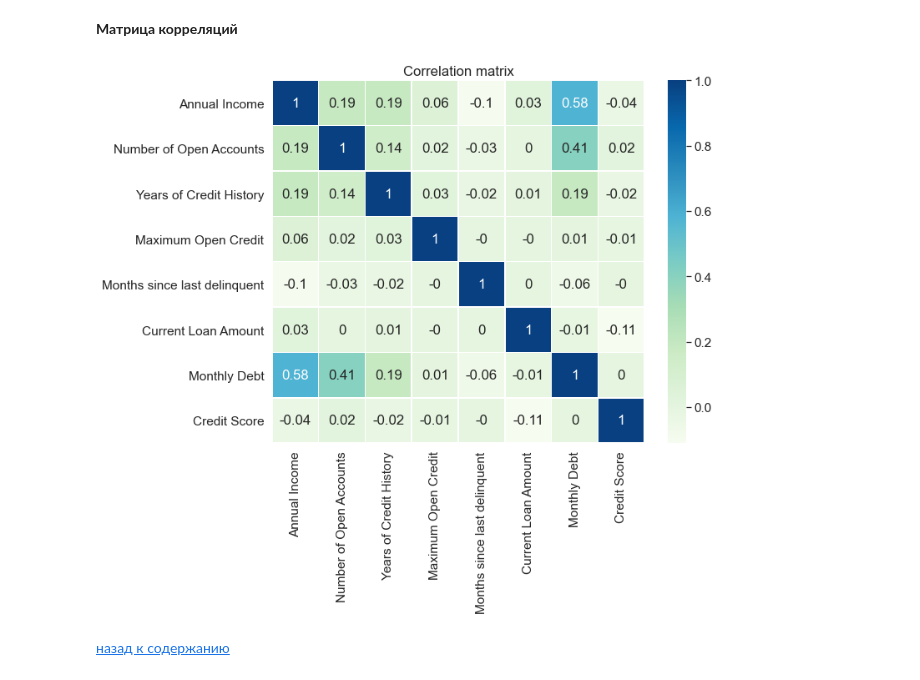
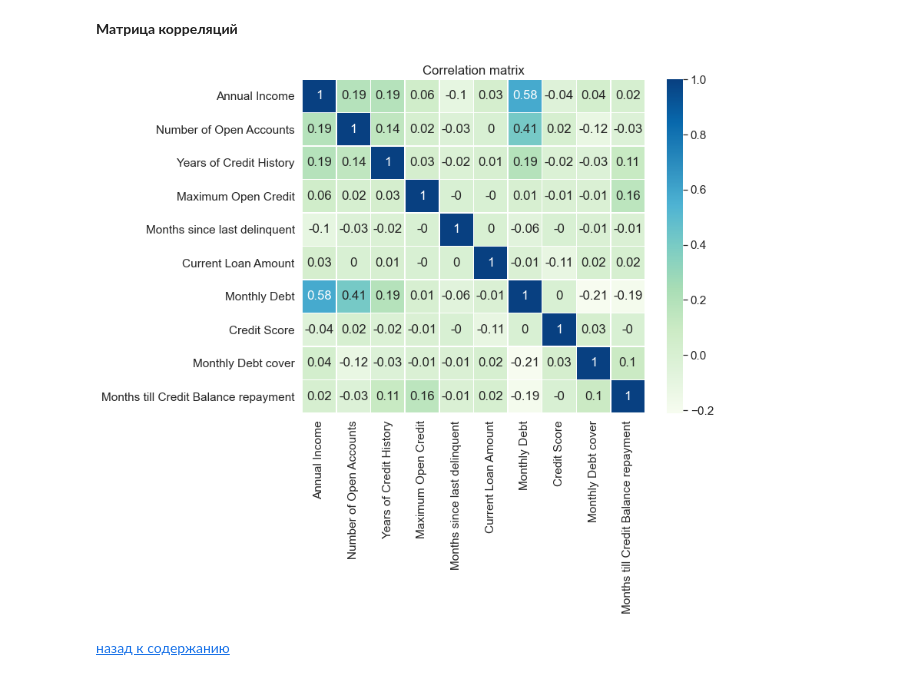
Before and after one commit to Yanina-Kutovaya/portfolio, a Jupyter notebook: Credit_default_forecast.ipynb, the cells around one changed output. Cells and saved outputs as stored; diff of their text form; code cells hidden in the pictures.

```diff
--- a/Credit_default_forecast.ipynb
+++ b/Credit_default_forecast.ipynb
@@ -295,0 +305,4 @@ min: 0.0, max: 136679.0
+# %%
+var_name = 'Monthly Debt cover'
+cond_1 = (df['Annual Income'] < 3e+06) & (df['Monthly Debt'] > 0)
+df.loc[:, var_name] = df.loc[cond_1, 'Annual Income'] / df.loc[cond_1, 'Monthly Debt']
@@ -296,3 +330,5 @@ min: 0.0, max: 136679.0
+# %%
+NEW_NUMERIC_FEATURE_NAMES.append(var_name)
 # %% [markdown]
 #### 6. Years of Credit History
 # %%
@@ -343,0 +384,3 @@ NUMERIC_FEATURE_NAMES.remove(var_name)
+# %%
+var_name = 'Months till Credit Balance repayment'
+df.loc[:, var_name] = df['Current Credit Balance'] / df['Monthly Debt']
@@ -344,3 +406,5 @@ NUMERIC_FEATURE_NAMES.remove(var_name)
+# %%
+NEW_NUMERIC_FEATURE_NAMES.append(var_name)
 # %% [markdown]
 #### 8. Maximum Open Credit
 # %%
@@ -460,13 +524,14 @@ NUMERIC_FEATURE_NAMES.remove(var_name)
 # %%
 plt.figure(figsize = (10, 8))
 
 sns.set(font_scale=1.4)
-sns.heatmap(df[NUMERIC_FEATURE_NAMES].corr().round(2), annot=True, linewidths=.5, cmap='GnBu')
+sns.heatmap(df[NUMERIC_FEATURE_NAMES + NEW_NUMERIC_FEATURE_NAMES].corr().round(2),
+            annot=True, linewidths=.5, cmap='GnBu')
 
 plt.title('Correlation matrix')
 plt.show()
 # %% [output]
-[figure, old version]
+[figure, new version]
 # %% [markdown]
 [назад к содержанию](#outline)
 # %% [markdown]
```
Also changed, not shown: parts of 47 cells of this notebook.
